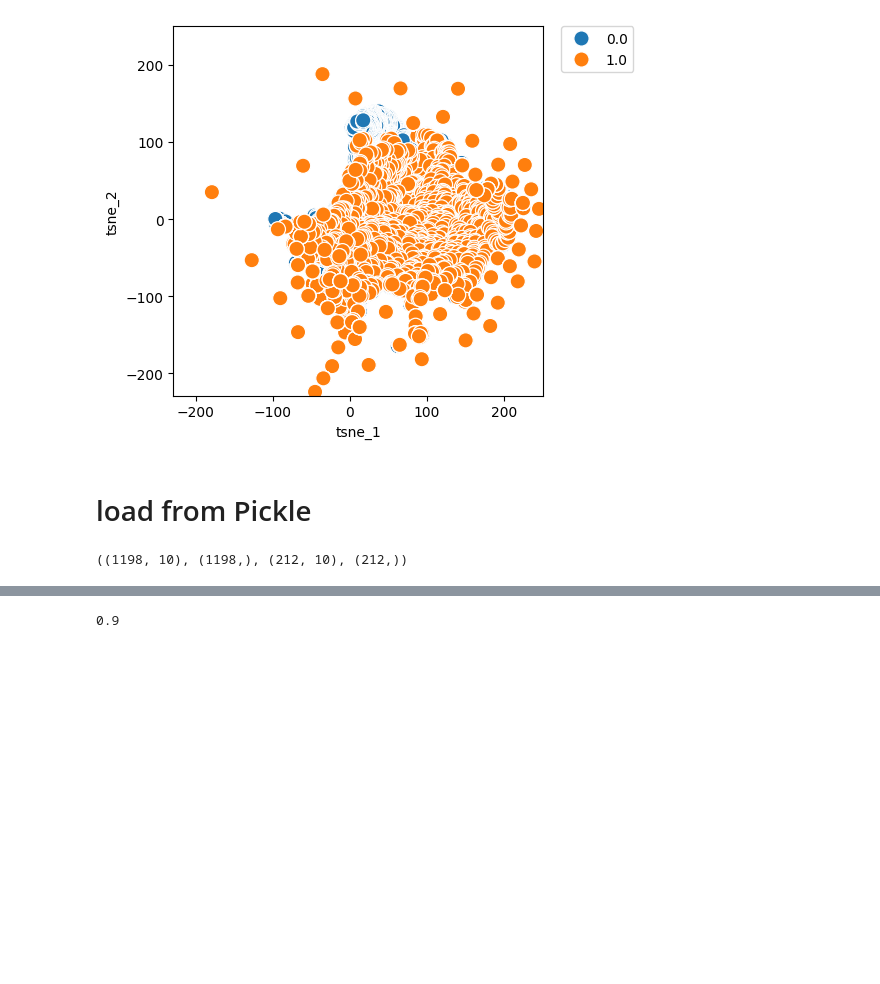
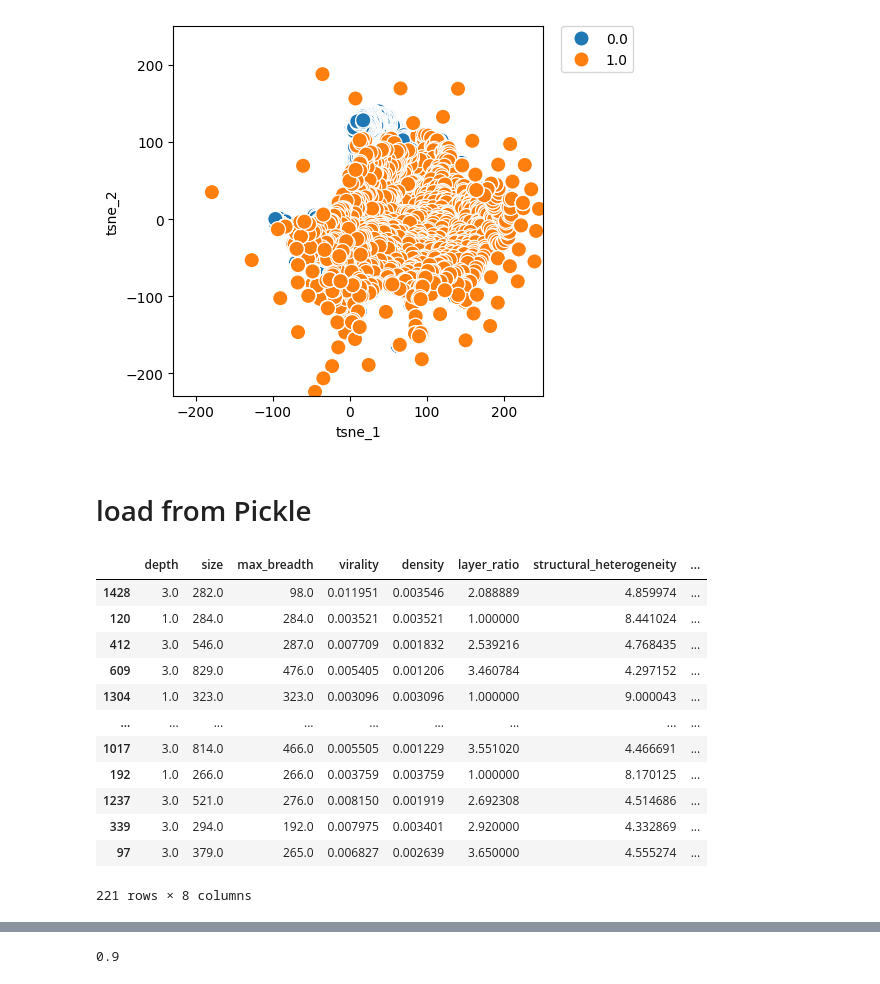
Before and after one commit to istiyaksiddiquee/thesis-work, a Jupyter notebook: RQ2/rq2.ipynb, the cells around one changed output, grey strips where cells are left out. Saved outputs shown, nothing was run; the diff lists cells and outputs as text; code cells hidden in the pictures; blank space fills up the shorter version.

```diff
--- a/RQ2/rq2.ipynb
+++ b/RQ2/rq2.ipynb
@@ -268,35 +268,48 @@ ax.legend(bbox_to_anchor=(1.05, 1), loc=2, borderaxespad=0.0)
 # %%
 import pickle
 
-prefix = '../datasets-for-exp/RQ4Final1/RQ4Final1_'
+prefix = '../datasets-for-exp/RQ3Final4/RQ3Final4_'
 
 
 with open(prefix + 'x_train_val.pickle', "rb") as file:
     X_train_val = pickle.load(file)
 
 with open(prefix + 'y_train_val.pickle' , "rb") as file:
     y_train_val = pickle.load(file)
 
 with open(prefix + 'x_test.pickle',  "rb") as file:
     X_test = pickle.load(file)
 
 with open(prefix + 'y_test.pickle',  "rb") as file:
     y_test = pickle.load(file)
 
 
 # drop them only for fibvid
 # X_train_val.drop(['strongly_cc', 'size_of_scc', 'weakly_cc', 'avg_cluster_coef'], axis=1, inplace=True)
 # X_test.drop(['strongly_cc', 'size_of_scc', 'weakly_cc', 'avg_cluster_coef'], axis=1, inplace=True)
 # X_train_val = X_train_val.iloc[:, 1:len(list(X_train_val))]
 # X_test = X_test.iloc[:, 1:len(list(X_test))]
 
 
 # for vosoughi run this
 # X_train_val.drop(['strongly_cc', 'size_of_scc'], axis=1, inplace=True)
 # X_test.drop(['strongly_cc', 'size_of_scc'], axis=1, inplace=True)
 
 
-X_train_val.shape, y_train_val.shape, X_test.shape, y_test.shape
+# X_train_val.shape, y_train_val.shape, X_test.shape, y_test.shape
 # X_train_val[X_train_val['characteristic_distance'] == 0].shape[0] + X_test[X_test['characteristic_distance'] == 0].shape[0]
+X_train_val
 # %% [output]
+|  | depth | size | max_breadth | virality | density | layer_ratio | structural_heterogeneity | ... |
+| 1428 | 3.0 | 282.0 | 98.0 | 0.011951 | 0.003546 | 2.088889 | 4.859974 | ... |
+| 120 | 1.0 | 284.0 | 284.0 | 0.003521 | 0.003521 | 1.000000 | 8.441024 | ... |
+| 412 | 3.0 | 546.0 | 287.0 | 0.007709 | 0.001832 | 2.539216 | 4.768435 | ... |
+| 609 | 3.0 | 829.0 | 476.0 | 0.005405 | 0.001206 | 3.460784 | 4.297152 | ... |
+| 1304 | 1.0 | 323.0 | 323.0 | 0.003096 | 0.003096 | 1.000000 | 9.000043 | ... |
+| ... | ... | ... | ... | ... | ... | ... | ... | ... |
+| 1017 | 3.0 | 814.0 | 466.0 | 0.005505 | 0.001229 | 3.551020 | 4.466691 | ... |
+| 192 | 1.0 | 266.0 | 266.0 | 0.003759 | 0.003759 | 1.000000 | 8.170125 | ... |
+| 1237 | 3.0 | 521.0 | 276.0 | 0.008150 | 0.001919 | 2.692308 | 4.514686 | ... |
+| 339 | 3.0 | 294.0 | 192.0 | 0.007975 | 0.003401 | 2.920000 | 4.332869 | ... |
+| 97 | 3.0 | 379.0 | 265.0 | 0.006827 | 0.002639 | 3.650000 | 4.555274 | ... |
-((1198, 10), (1198,), (212, 10), (212,))
+221 rows × 8 columns
```
Also changed, not shown: parts of 7 cells of this notebook, 1 other file.
